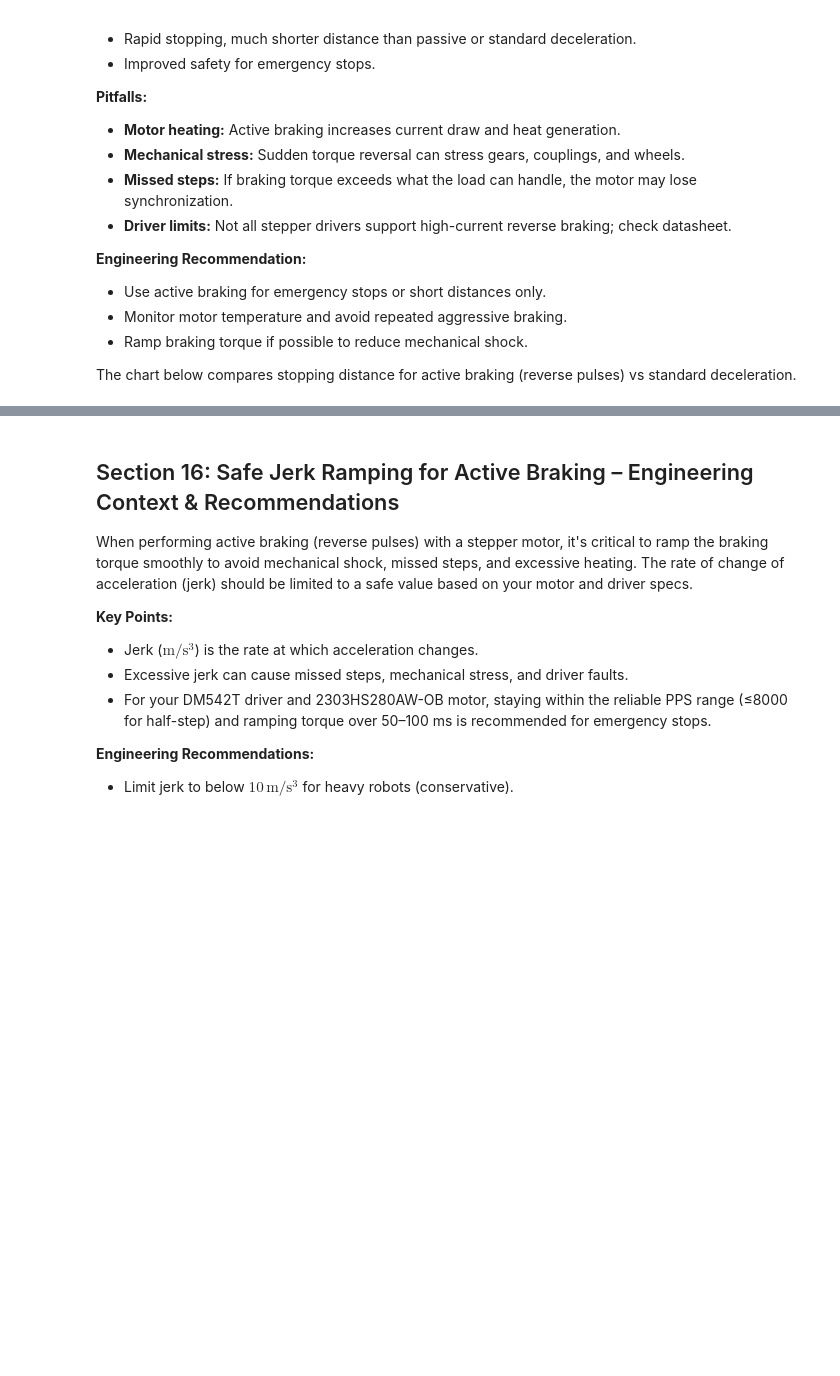
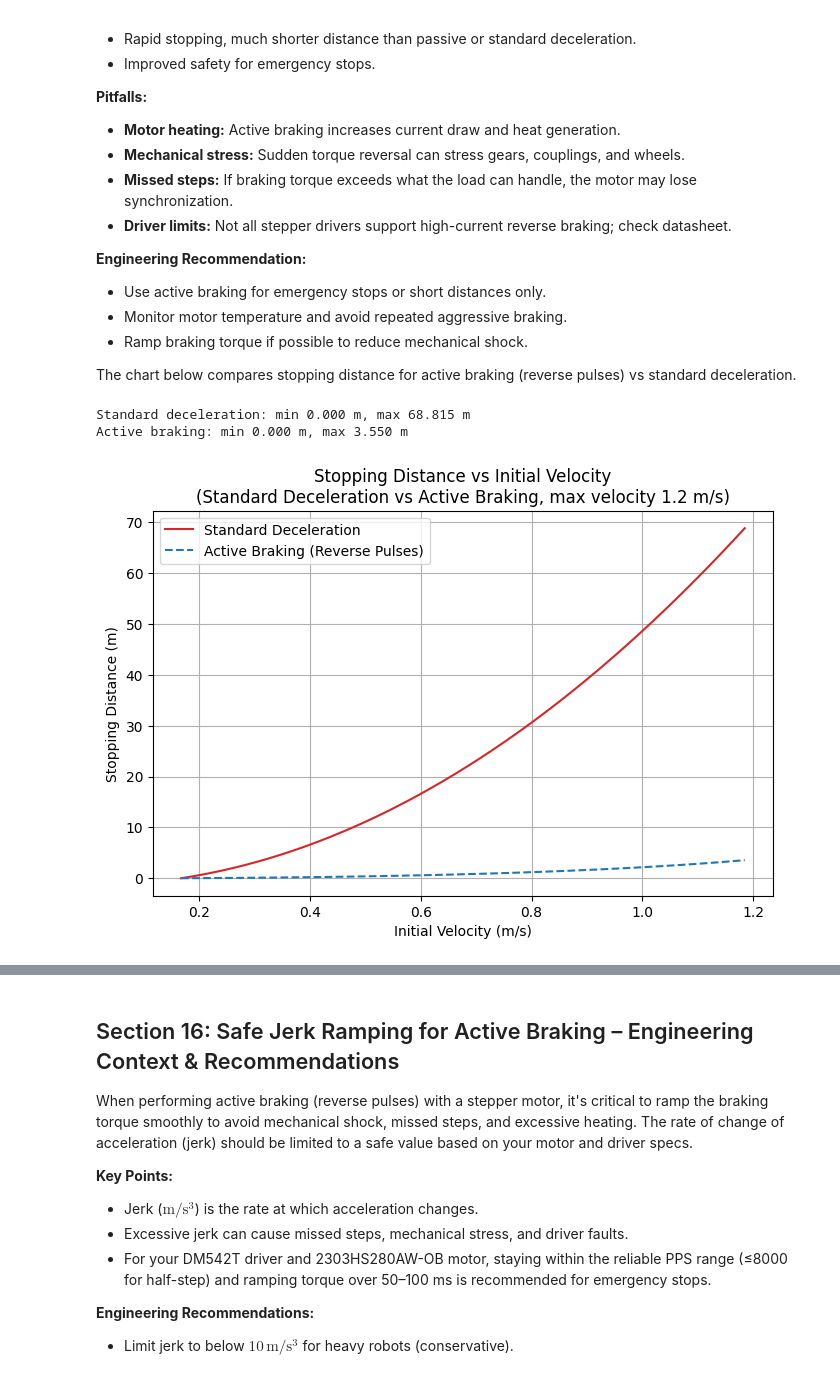
Before and after one commit to MiraFeatherbender/ProjectROBT, a Jupyter notebook: notebooks/stepper_velocity_torque_planner.ipynb, the cells around one changed output, grey strips where cells are left out. Drawn from its saved outputs; the diff is of its cells as text; code cells hidden in the pictures; blank space fills up the shorter version.

```diff
--- a/notebooks/stepper_velocity_torque_planner.ipynb
+++ b/notebooks/stepper_velocity_torque_planner.ipynb
@@ -425,7 +457,7 @@ gear_ratio = 0.25
 microsteps_per_rev = 400
 robot_mass_kg = 18
 
-pps_range = np.arange(1000, 7001, 100)
+pps_range = np.arange(1000, 8001, 100)
 rpm_motor = (pps_range / microsteps_per_rev) * 60
 rpm_output = rpm_motor * gear_ratio
 wheel_radius_m = (wheel_diameter_mm / 2) / 1000
@@ -441,43 +473,54 @@ brake_accel_standard = -np.abs(max_accel)
 # Active braking: apply max available torque in reverse direction
 brake_accel_active = np.abs(max_accel)  # Use positive value for max reverse torque
 
+# Limit velocity range to system maximum (1.2 m/s)
+max_velocity_limit = 1.2
+mask = velocity_m_s <= max_velocity_limit
+velocity_m_s_limited = velocity_m_s[mask]
+brake_accel_standard_limited = brake_accel_standard[mask]
+brake_accel_active_limited = brake_accel_active[mask]
+
 # Compute stopping distance for each initial velocity (standard deceleration)
 stopping_distances_standard = []
-for i, v0 in enumerate(velocity_m_s):
-    mask = (velocity_m_s >= 0) & (velocity_m_s <= v0)
-    v_range = velocity_m_s[mask]
-    a_range = brake_accel_standard[mask]
+for i, v0 in enumerate(velocity_m_s_limited):
+    mask_v = (velocity_m_s_limited >= 0) & (velocity_m_s_limited <= v0)
+    v_range = velocity_m_s_limited[mask_v]
+    a_range = brake_accel_standard_limited[mask_v]
     a_range = np.clip(a_range, 1e-2, None)
     integrand = v_range / np.abs(a_range)
     s = np.trapz(integrand, v_range)
     stopping_distances_standard.append(s)
 
 stopping_distances_standard = np.array(stopping_distances_standard)
 
 # Compute stopping distance for each initial velocity (active braking)
 stopping_distances_active = []
-for i, v0 in enumerate(velocity_m_s):
-    mask = (velocity_m_s >= 0) & (velocity_m_s <= v0)
-    v_range = velocity_m_s[mask]
-    a_range = brake_accel_active[mask]
+for i, v0 in enumerate(velocity_m_s_limited):
+    mask_v = (velocity_m_s_limited >= 0) & (velocity_m_s_limited <= v0)
+    v_range = velocity_m_s_limited[mask_v]
+    a_range = brake_accel_active_limited[mask_v]
     a_range = np.clip(a_range, 1e-2, None)
     integrand = v_range / np.abs(a_range)
     s = np.trapz(integrand, v_range)
     stopping_distances_active.append(s)
 
 stopping_distances_active = np.array(stopping_distances_active)
 
 # Diagnostics: print min/max for both profiles
 print(f"Standard deceleration: min {stopping_distances_standard.min():.3f} m, max {stopping_distances_standard.max():.3f} m")
 print(f"Active braking: min {stopping_distances_active.min():.3f} m, max {stopping_distances_active.max():.3f} m")
 
 plt.figure(figsize=(8,5))
-plt.plot(velocity_m_s, stopping_distances_standard, color='tab:red', label='Standard Deceleration')
-plt.plot(velocity_m_s, stopping_distances_active, color='tab:blue', linestyle='--', label='Active Braking (Reverse Pulses)')
+plt.plot(velocity_m_s_limited, stopping_distances_standard, color='tab:red', label='Standard Deceleration')
+plt.plot(velocity_m_s_limited, stopping_distances_active, color='tab:blue', linestyle='--', label='Active Braking (Reverse Pulses)')
 plt.xlabel('Initial Velocity (m/s)')
 plt.ylabel('Stopping Distance (m)')
-plt.title('Stopping Distance vs Initial Velocity\nStandard Deceleration vs Active Braking')
+plt.title('Stopping Distance vs Initial Velocity\n(Standard Deceleration vs Active Braking, max velocity 1.2 m/s)')
 plt.grid(True, which='both')
 plt.legend()
 plt.show()
+# %% [output]
+Standard deceleration: min 0.000 m, max 68.815 m
+Active braking: min 0.000 m, max 3.550 m
+[figure, added]
 # %% [markdown]
```
Also changed, not shown: parts of 13 cells of this notebook.
